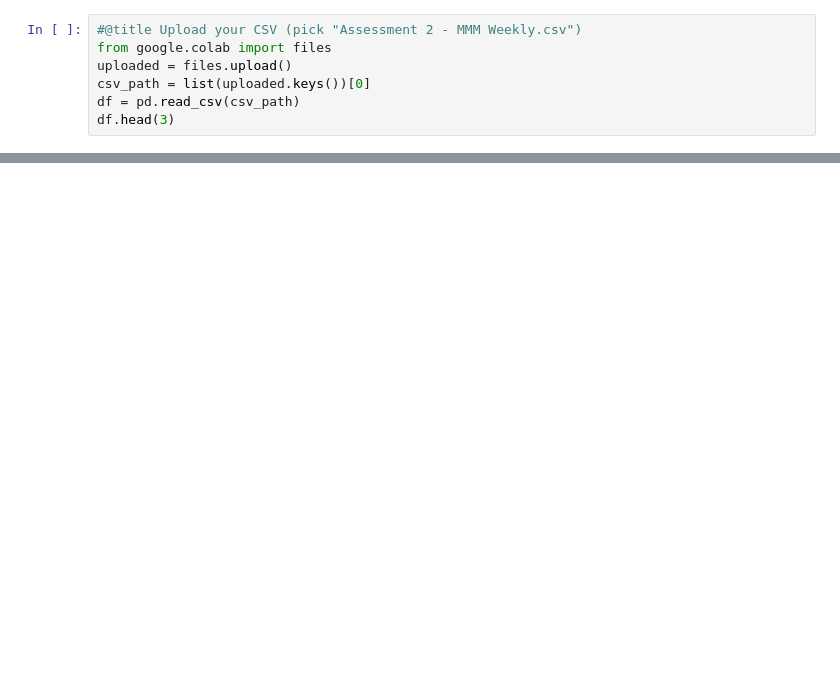
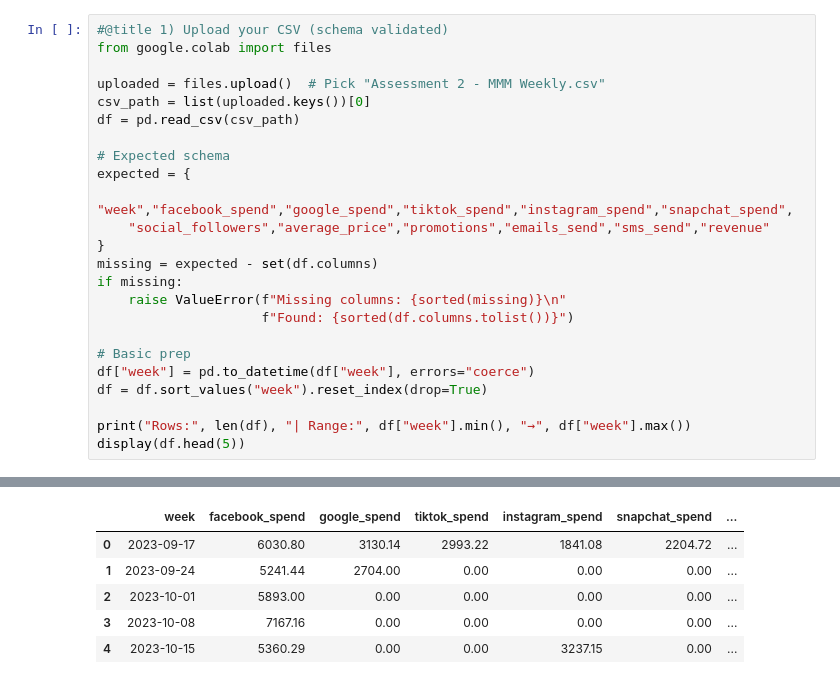
Before and after one commit to nandhu-navneeth/MMM_model, a Jupyter notebook: notebooks/Assessment2_MMM_Mediation.ipynb, the cells around one changed output, grey strips where cells are left out. Saved outputs shown, nothing was run; the diff lists cells and outputs as text; blank space fills up the shorter version.

```diff
--- a/notebooks/Assessment2_MMM_Mediation.ipynb
+++ b/notebooks/Assessment2_MMM_Mediation.ipynb
@@ -17,7 +31,25 @@ plt.rcParams["figure.figsize"] = (10,4); plt.rcParams["axes.grid"] = True
-# %%
-#@title Upload your CSV (pick "Assessment 2 - MMM Weekly.csv")
-from google.colab import files
-uploaded = files.upload()
-csv_path = list(uploaded.keys())[0]
-df = pd.read_csv(csv_path)
-df.head(3)
+# %%
+#@title 1) Upload your CSV (schema validated)
+from google.colab import files
+
+uploaded = files.upload()  # Pick "Assessment 2 - MMM Weekly.csv"
+csv_path = list(uploaded.keys())[0]
+df = pd.read_csv(csv_path)
+
+# Expected schema
+expected = {
+    "week","facebook_spend","google_spend","tiktok_spend","instagram_spend","snapchat_spend",
+    "social_followers","average_price","promotions","emails_send","sms_send","revenue"
+}
+missing = expected - set(df.columns)
+if missing:
+    raise ValueError(f"Missing columns: {sorted(missing)}\n"
+                     f"Found: {sorted(df.columns.tolist())}")
+
+# Basic prep
+df["week"] = pd.to_datetime(df["week"], errors="coerce")
+df = df.sort_values("week").reset_index(drop=True)
+
+print("Rows:", len(df), "| Range:", df["week"].min(), "→", df["week"].max())
+display(df.head(5))
+# %% [output]
@@ -24 +59,7 @@ df.head(3)
+|  | week | facebook_spend | google_spend | tiktok_spend | instagram_spend | snapchat_spend | ... |
+| 0 | 2023-09-17 | 6030.80 | 3130.14 | 2993.22 | 1841.08 | 2204.72 | ... |
+| 1 | 2023-09-24 | 5241.44 | 2704.00 | 0.00 | 0.00 | 0.00 | ... |
+| 2 | 2023-10-01 | 5893.00 | 0.00 | 0.00 | 0.00 | 0.00 | ... |
+| 3 | 2023-10-08 | 7167.16 | 0.00 | 0.00 | 0.00 | 0.00 | ... |
+| 4 | 2023-10-15 | 5360.29 | 0.00 | 0.00 | 3237.15 | 0.00 | ... |
 # %%
```
Also changed, not shown: parts of 10 cells of this notebook.
